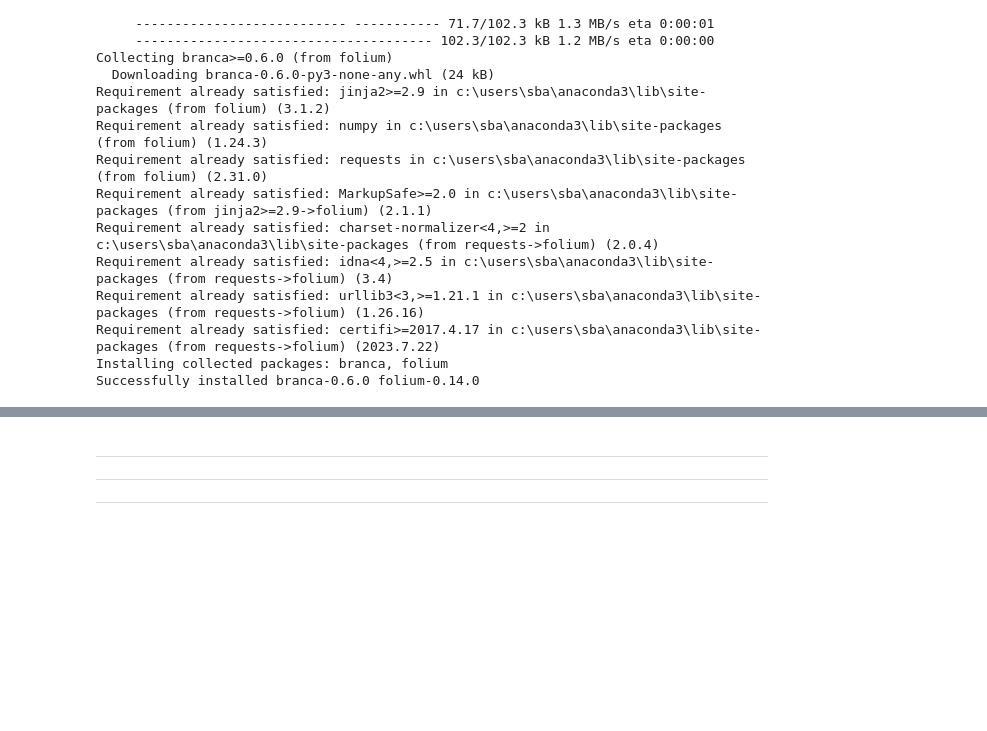
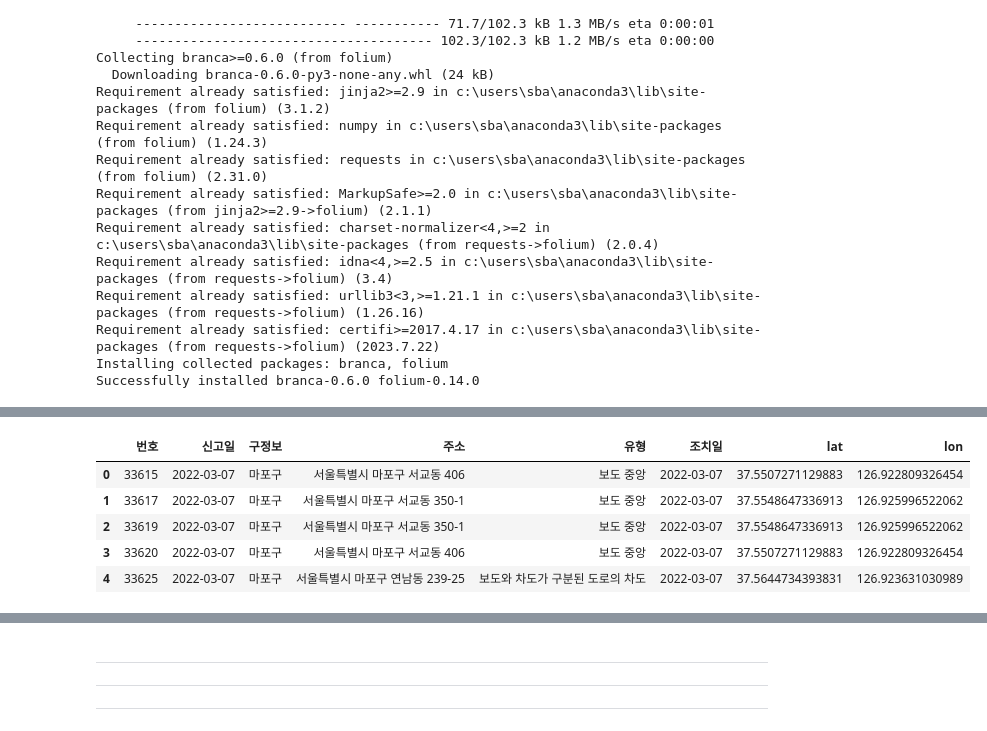
Before and after one commit to dragon11112222/kickboard_towaway_parking_seoul, a Jupyter notebook: 231026visualization.ipynb, the cells around one changed output, grey strips where cells are left out. Saved outputs shown, nothing was run; the diff lists cells and outputs as text; code cells hidden in the pictures; blank space fills up the shorter version.

```diff
--- a/231026visualization.ipynb
+++ b/231026visualization.ipynb
@@ -791,0 +830,3 @@ map
+# %%
+mapo_df220307.reset_index(drop=True, inplace=True)
+mapo_df220307.head()
@@ -791,0 +848,10 @@ map
+# %%
+for i in range(mapo_df220307.shape[0]):
+    addr = mapo_df220307.loc[i, '주소']
+    loc = get_location(addr)
+    if len(loc['documents']) == 0:
+        mapo_df220307.loc[i, 'lat'] = np.nan
+        mapo_df220307.loc[i, 'lon'] = np.nan
+    else:
+        mapo_df220307.loc[i, 'lat'] = loc['documents'][0]['address']['y']
+        mapo_df220307.loc[i, 'lon'] = loc['documents'][0]['address']['x']
@@ -791,0 +870,9 @@ map
+# %%
+mapo_df220307.head()
+# %% [output]
+|  | 번호 | 신고일 | 구정보 | 주소 | 유형 | 조치일 | lat | lon |
+| 0 | 33615 | 2022-03-07 | 마포구 | 서울특별시 마포구 서교동 406 | 보도 중앙 | 2022-03-07 | 37.5507271129883 | 126.922809326454 |
+| 1 | 33617 | 2022-03-07 | 마포구 | 서울특별시 마포구 서교동 350-1 | 보도 중앙 | 2022-03-07 | 37.5548647336913 | 126.925996522062 |
+| 2 | 33619 | 2022-03-07 | 마포구 | 서울특별시 마포구 서교동 350-1 | 보도 중앙 | 2022-03-07 | 37.5548647336913 | 126.925996522062 |
+| 3 | 33620 | 2022-03-07 | 마포구 | 서울특별시 마포구 서교동 406 | 보도 중앙 | 2022-03-07 | 37.5507271129883 | 126.922809326454 |
+| 4 | 33625 | 2022-03-07 | 마포구 | 서울특별시 마포구 연남동 239-25 | 보도와 차도가 구분된 도로의 차도 | 2022-03-07 | 37.5644734393831 | 126.923631030989 |
```
Also changed, not shown: parts of 18 cells of this notebook.
